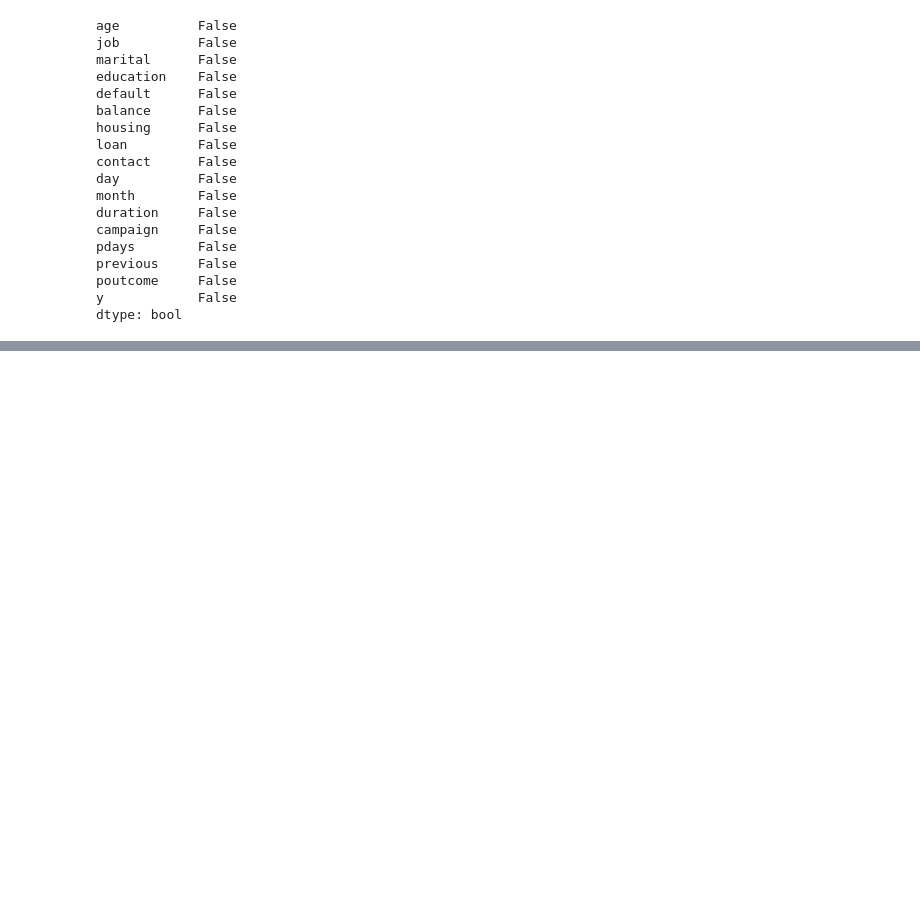
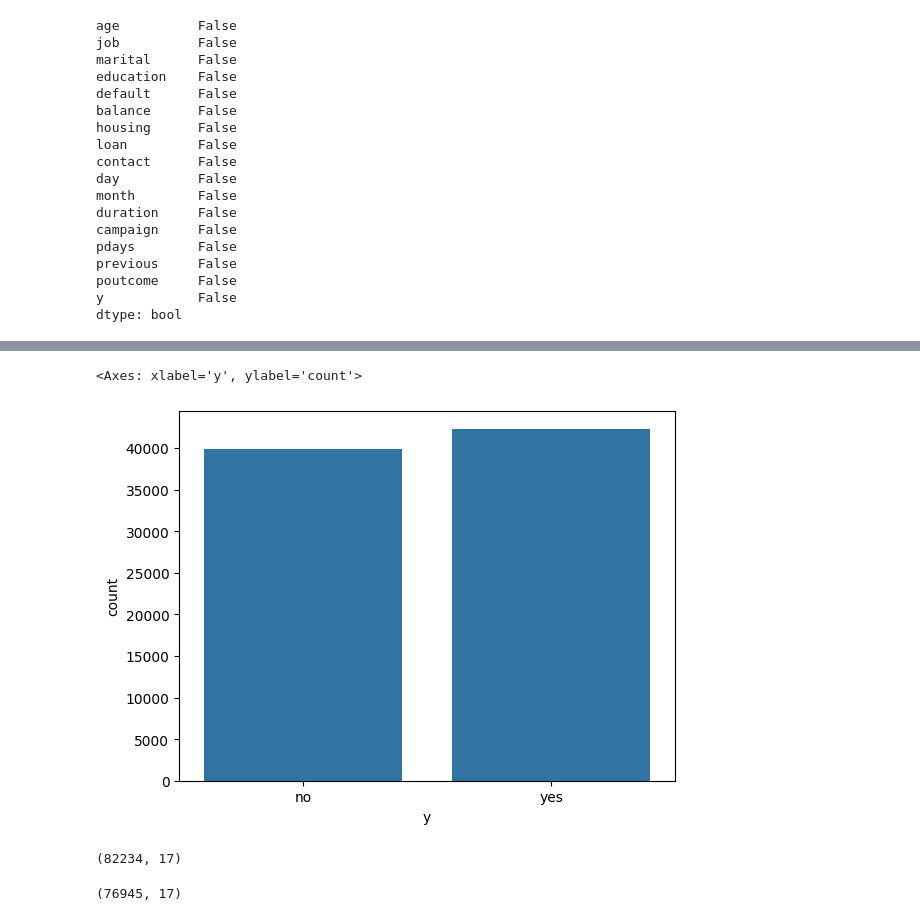
Before and after one commit to rzadrzi/machine-learning, a Jupyter notebook: Supervised/Classification/Bank-Market.ipynb, the cells around one changed output, grey strips where cells are left out. Cells and saved outputs as stored; diff of their text form; code cells hidden in the pictures; blank space fills up the shorter version.

```diff
--- a/Supervised/Classification/Bank-Market.ipynb
+++ b/Supervised/Classification/Bank-Market.ipynb
@@ -49,0 +132,22 @@ NameError: name 'sns' is not defined
+# %%
+d3 = df.copy()
+d4 = d3[d3.y=='yes']
+d5 = d3[d3.y=='no']
+yes_shape = d4.shape[0]
+# %%
+while d5.shape[0] > yes_shape:
+    d3 = pd.concat([d3, d4])
+    yes_shape = d3[d3.y=='yes'].shape[0]
+# %%
+sns.countplot(x='y',data=d3)
+# %% [output]
+<Axes: xlabel='y', ylabel='count'>
+[figure, added]
+# %%
+d3.shape
+# %% [output]
+(82234, 17)
+# %%
+d1.shape
+# %% [output]
+(76945, 17)
```
Also changed, not shown: parts of 20 cells of this notebook.
